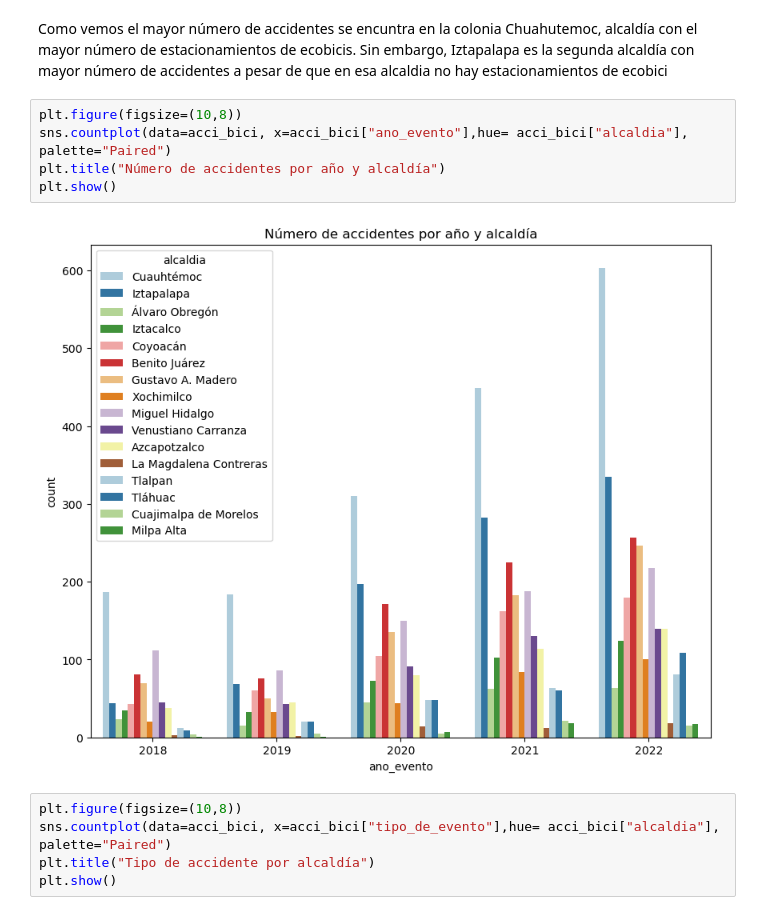
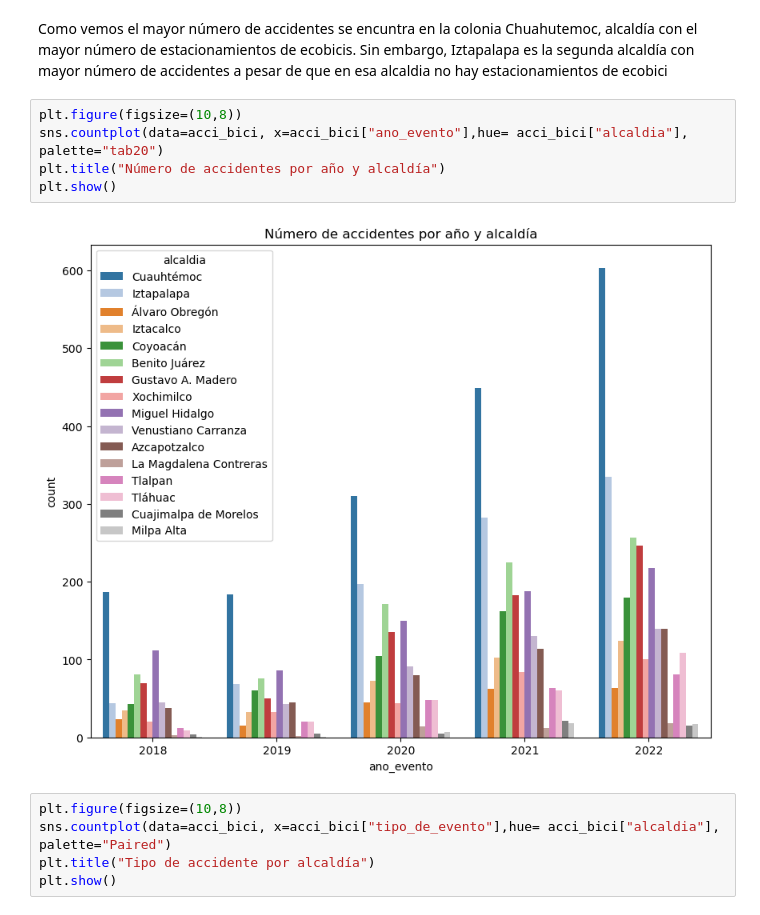
Before and after one commit to Santiago-Rosas/-Map-of-bicycle-accidents-in-Mexico-City, a Jupyter notebook: notebooks/2_mapa_bicicleta_accidentes.ipynb, the cells around one changed output. Cells and saved outputs as stored; diff of their text form.

```diff
--- a/notebooks/2_mapa_bicicleta_accidentes.ipynb
+++ b/notebooks/2_mapa_bicicleta_accidentes.ipynb
@@ -269,11 +269,11 @@ plt.show()
 Como vemos el mayor número de accidentes se encuntra en la colonia Chuahutemoc, alcaldía con el mayor número de estacionamientos de ecobicis. Sin embargo,  Iztapalapa es la segunda alcaldía con mayor número de accidentes a  pesar de que en esa alcaldia no hay estacionamientos de ecobici
 # %%
 plt.figure(figsize=(10,8))
-sns.countplot(data=acci_bici, x=acci_bici["ano_evento"],hue= acci_bici["alcaldia"], palette="Paired")
+sns.countplot(data=acci_bici, x=acci_bici["ano_evento"],hue= acci_bici["alcaldia"], palette="tab20")
 plt.title("Número de accidentes por año y alcaldía")
 plt.show()
 # %% [output]
-[figure, old version]
+[figure, new version]
 # %%
 plt.figure(figsize=(10,8))
 sns.countplot(data=acci_bici, x=acci_bici["tipo_de_evento"],hue= acci_bici["alcaldia"], palette="Paired")
```
Also changed, not shown: parts of 9 cells of this notebook.
